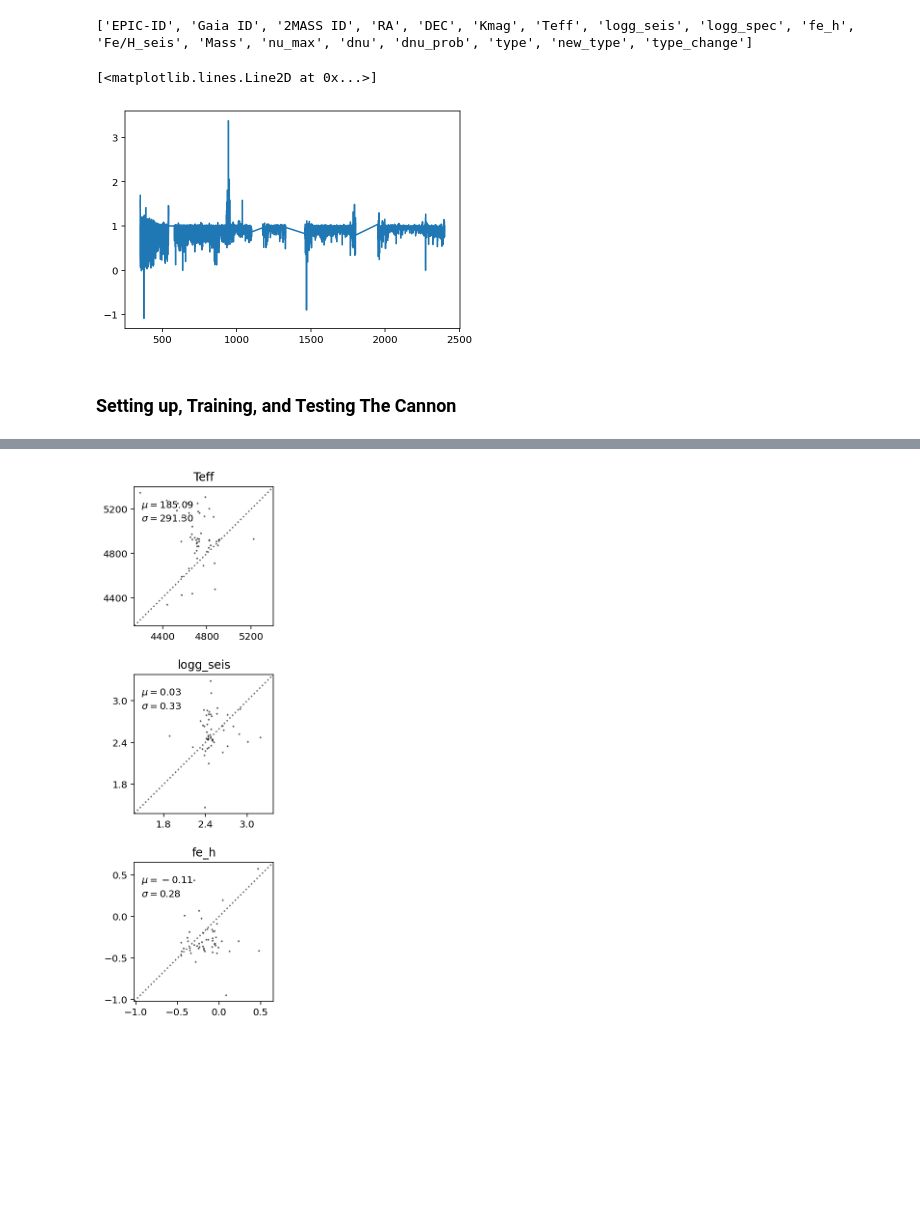
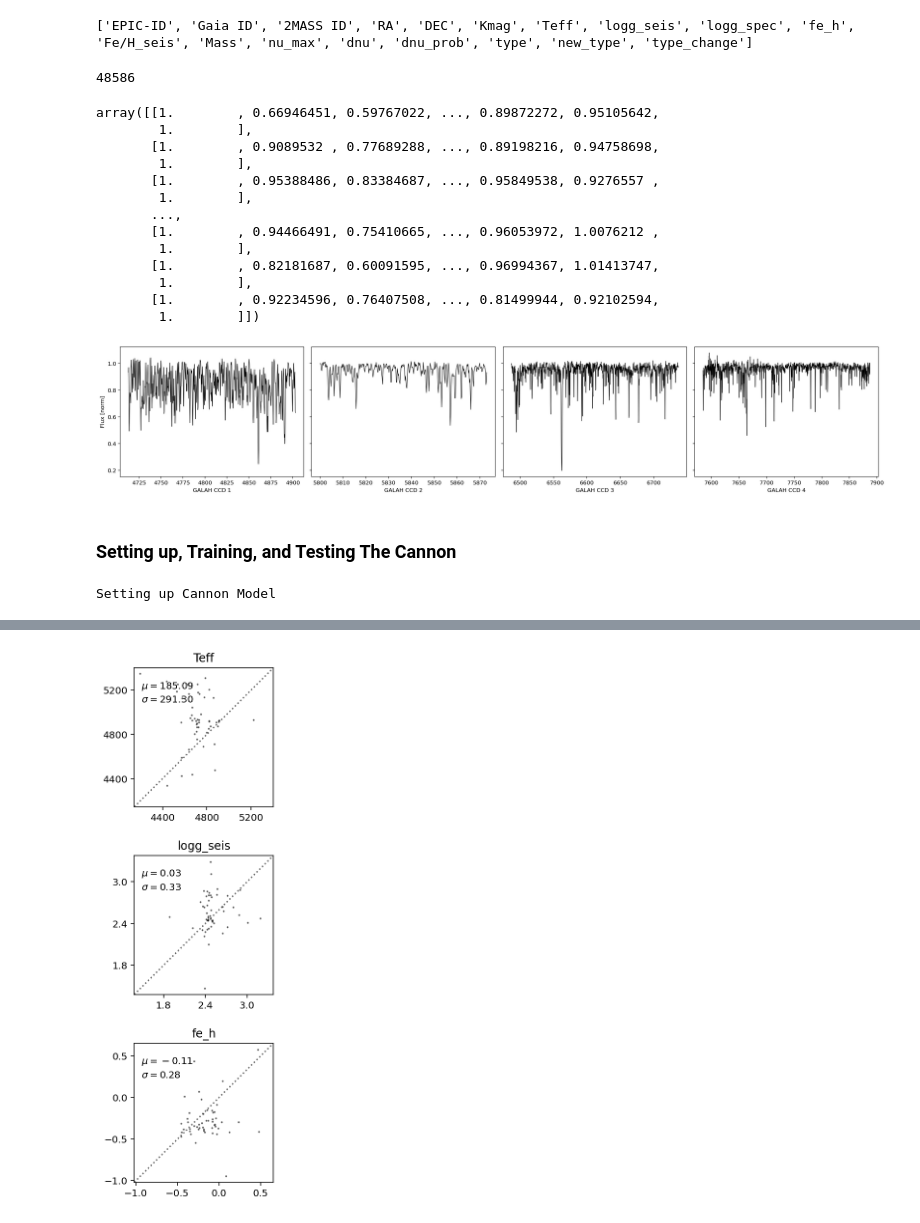
Before and after one commit to AstroKirsten/scripts, a Jupyter notebook: Cannon2022.ipynb, the cells around one changed output, grey strips where cells are left out. Drawn from its saved outputs; the diff is of its cells as text; code cells hidden in the pictures; blank space fills up the shorter version.

Commit message:
Latest run of The Cannon

```diff
--- a/Cannon2022.ipynb
+++ b/Cannon2022.ipynb
@@ -475,6 +477,10 @@ for label in labels:
 # Setting up the wavelength
 with fits.open(SINGLE_PATH+stars[0]+'.fits') as data:
     wavelength_array = data[0].data
+
+len(wavelength_array)
+# %% [output]
+48586
 # %%
 # Setting up flux and ivar arrays
 training_set_flux = []
@@ -484,11 +490,42 @@ for i in stars:
     with fits.open(SINGLE_PATH+i+'.fits') as data:
         training_set_flux.append(data[1].data)
         training_set_ivar.append(data[2].data)
+
+training_set_flux = np.array(training_set_flux)
+training_set_ivar = np.array(training_set_ivar)
+training_set_flux
+# %% [output]
+array([[1.        , 0.66946451, 0.59767022, ..., 0.89872272, 0.95105642,
+        1.        ],
+       [1.        , 0.9089532 , 0.77689288, ..., 0.89198216, 0.94758698,
+        1.        ],
+       [1.        , 0.95388486, 0.83384687, ..., 0.95849538, 0.9276557 ,
+        1.        ],
+       ...,
+       [1.        , 0.94466491, 0.75410665, ..., 0.96053972, 1.0076212 ,
+        1.        ],
+       [1.        , 0.82181687, 0.60091595, ..., 0.96994367, 1.01413747,
+        1.        ],
+       [1.        , 0.92234596, 0.76407508, ..., 0.81499944, 0.92102594,
+        1.        ]])
-# %%
-plt.plot(wavelength_array,training_set_flux[0])
-# %% [output]
-[<matplotlib.lines.Line2D at 0x...>]
-[figure, removed]
+# %%
+# plot equivalent galah regions
+galah = [(471.3,490.3),(564.8,587.3),(648.7,673.7),(758.5,788.7)]
+
+fig, ax = plt.subplots(1,4,figsize=(20,4),sharey=True)
+
+for i in range(4):
+    in_wavelength_range = (wavelength_array >= galah[i][0]) & (wavelength_array <= galah[i][1])
+    ax[i].plot(wavelength_array[in_wavelength_range]*10,training_set_flux[0][in_wavelength_range],
+              lw=0.8,c='k')
+    ax[i].set_xlabel(f'GALAH CCD {i+1}')
+
+    if i == 0:
+        ax[i].set_ylabel('Flux [norm]')
+
+plt.tight_layout()
+# %% [output]
+[figure, added]
 # %% [markdown]
 ### Setting up, Training, and Testing The Cannon
 # %%
@@ -500,9 +537,13 @@ model_file = 'xshooter_model_order'+str(order)+'_'+"_".join(labels)
 # Now if we have already trained the Cannon, we can simply read in the existing Model
 try:
     model = tc.CannonModel.read(model_file+'.model')
+    print('Model already exists')
 except:
     # There is no Cannon model available yet
     # Let's set up the Cannon model
+    print('Setting up Cannon Model')
     model = tc.CannonModel(
         training_set_labels, training_set_flux, training_set_ivar,
         vectorizer=tc.vectorizer.PolynomialVectorizer(labels, order),dispersion=wavelength_array)
+# %% [output]
+Setting up Cannon Model
```
Also changed, not shown: parts of 6 cells of this notebook, 6 other files.
